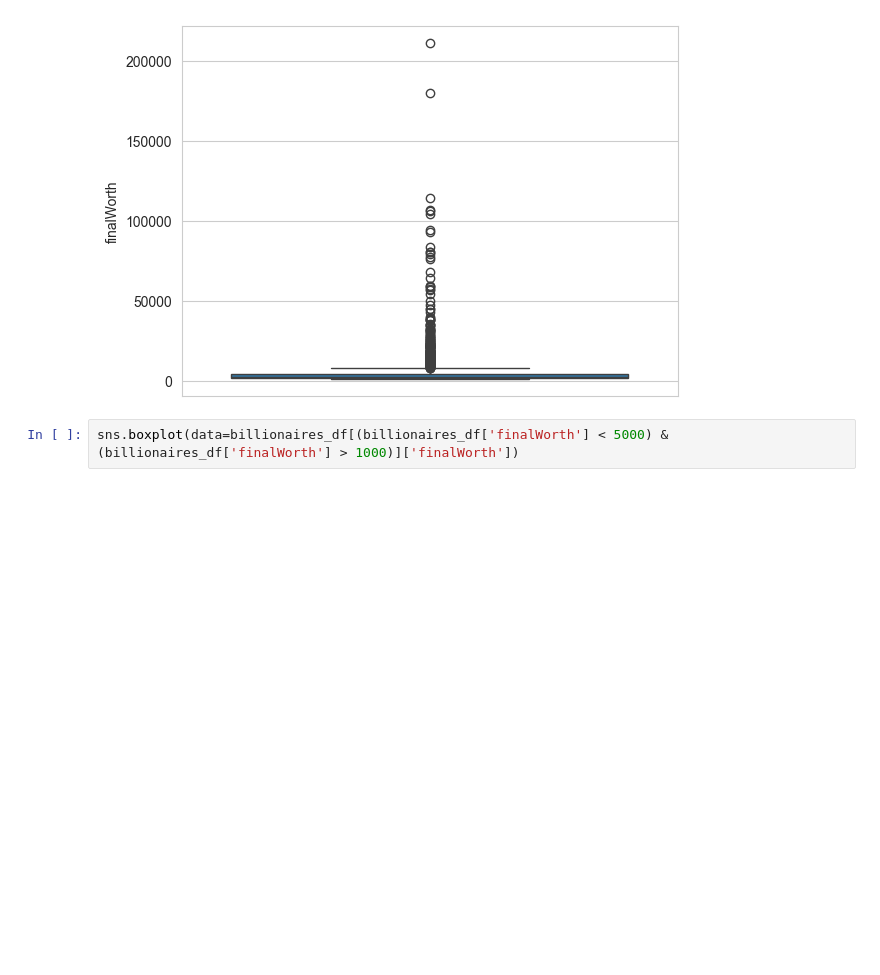
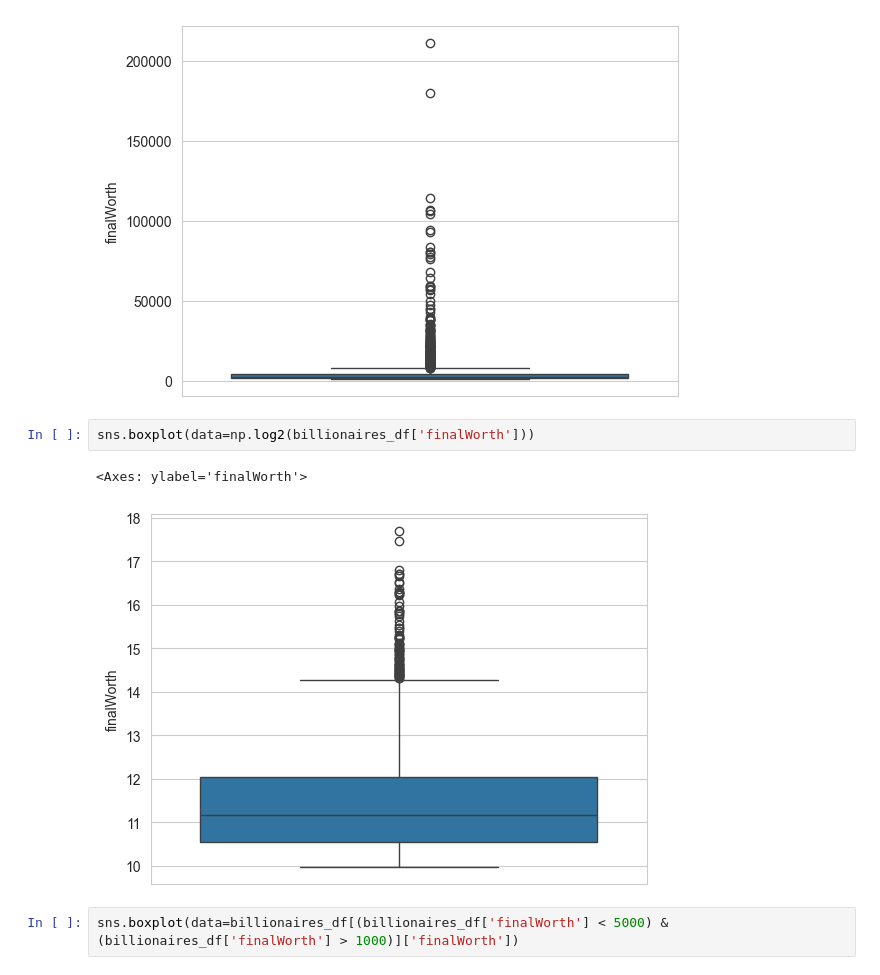
Before and after one commit to RoGellert/python_r_ds_de_projects, a Jupyter notebook: Billionaires/Billionaires_exploratory_analysis.ipynb, the cells around one changed output. Saved outputs shown, nothing was run; the diff lists cells and outputs as text; blank space fills up the shorter version.

```diff
--- a/Billionaires/Billionaires_exploratory_analysis.ipynb
+++ b/Billionaires/Billionaires_exploratory_analysis.ipynb
@@ -86,6 +92,11 @@ sns.boxplot(data=billionaires_df['finalWorth'])
 # %% [output]
 <Axes: ylabel='finalWorth'>
 [figure]
+# %%
+sns.boxplot(data=np.log2(billionaires_df['finalWorth']))
+# %% [output]
+<Axes: ylabel='finalWorth'>
+[figure, added]
 # %%
 sns.boxplot(data=billionaires_df[(billionaires_df['finalWorth'] < 5000) & (billionaires_df['finalWorth'] > 1000)]['finalWorth'])
 # %% [output]
```
Also changed, not shown: parts of 2 cells of this notebook.
